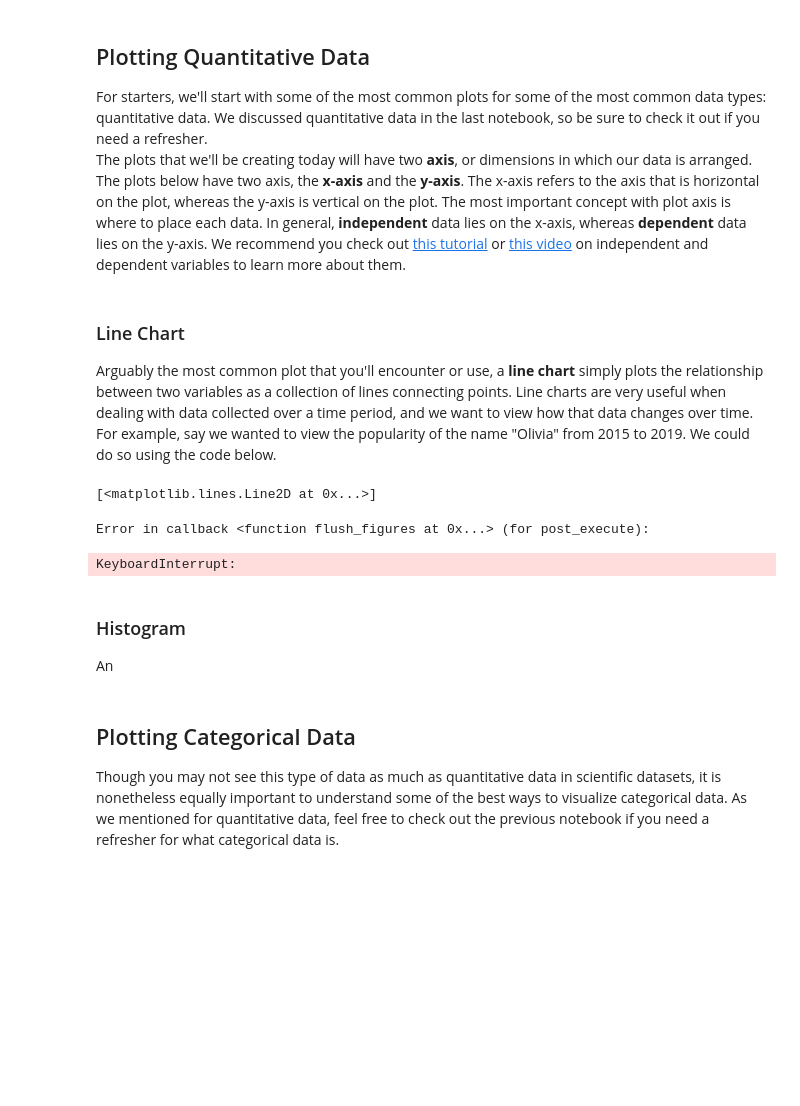
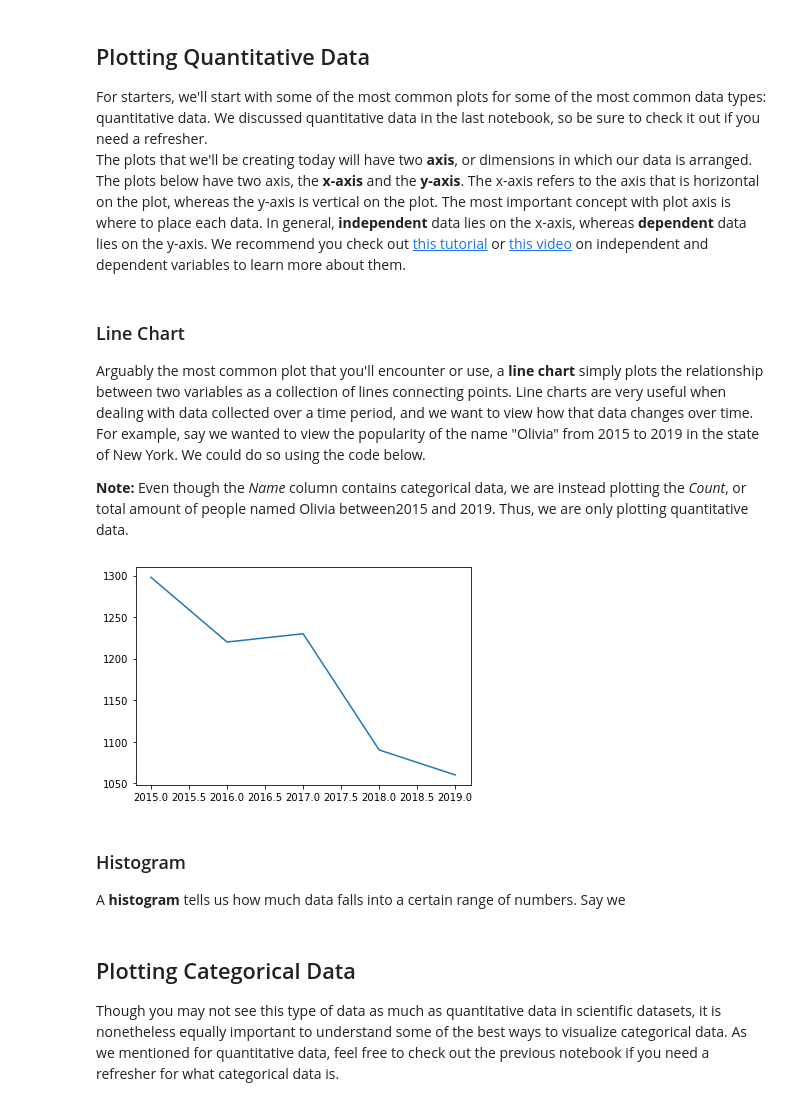
Before and after one commit to Sci-Teens/ecology-program, a Jupyter notebook: Lesson Three.ipynb, the cells around one changed output. Drawn from its saved outputs; the diff is of its cells as text; code cells hidden in the pictures; blank space fills up the shorter version.

```diff
--- a/Lesson Three.ipynb
+++ b/Lesson Three.ipynb
@@ -40,13 +27,15 @@ For starters, we'll start with some of the most common plots for some of the mos
 The plots that we'll be creating today will have two **axis**, or dimensions in which our data is arranged. The plots below have two axis, the **x-axis** and the **y-axis**. The x-axis refers to the axis that is horizontal on the plot, whereas the y-axis is vertical on the plot. The most important concept with plot axis is where to place each data. In general, **independent** data lies on the x-axis, whereas **dependent** data lies on the y-axis. We recommend you check out [this tutorial](https://www.khanacademy.org/math/cc-sixth-grade-math/cc-6th-equations-and-inequalities/cc-6th-dependent-independent/a/dependent-and-independent-variables-review) or [this video](https://www.youtube.com/watch?v=l0jTMDtX4WY) on independent and dependent variables to learn more about them.
 # %% [markdown]
 ### Line Chart
-Arguably the most common plot that you'll encounter or use, a **line chart** simply plots the relationship between two variables as a collection of lines connecting points. Line charts are very useful when dealing with data collected over a time period, and we want to view how that data changes over time. For example, say we wanted to view the popularity of the name "Olivia" from 2015 to 2019. We could do so using the code below.
+Arguably the most common plot that you'll encounter or use, a **line chart** simply plots the relationship between two variables as a collection of lines connecting points. Line charts are very useful when dealing with data collected over a time period, and we want to view how that data changes over time. For example, say we wanted to view the popularity of the name "Olivia" from 2015 to 2019 in the state of New York. We could do so using the code below.
+
+**Note:** Even though the *Name* column contains categorical data, we are instead plotting the *Count*, or total amount of people named Olivia between2015 and 2019. Thus, we are only plotting quantitative data.
-# %%
-plt.plot(data['Year'], data['Name'])
-# %% [output]
-[<matplotlib.lines.Line2D at 0x...>]
-Error in callback <function flush_figures at 0x...> (for post_execute):
-KeyboardInterrupt:
-# %% [markdown]
-### Histogram
-An
+# %%
+olivias_ny = data.loc[(data['Name'] == 'Olivia') & (data['State'] == 'NY')]
+plt.plot(olivias_ny['Year'], olivias_ny['Count'])
+plt.show()
+# %% [output]
+[figure, added]
+# %% [markdown]
+### Histogram
+A **histogram** tells us how much data falls into a certain range of numbers. Say we
```
Also changed, not shown: parts of 31 cells of this notebook.
